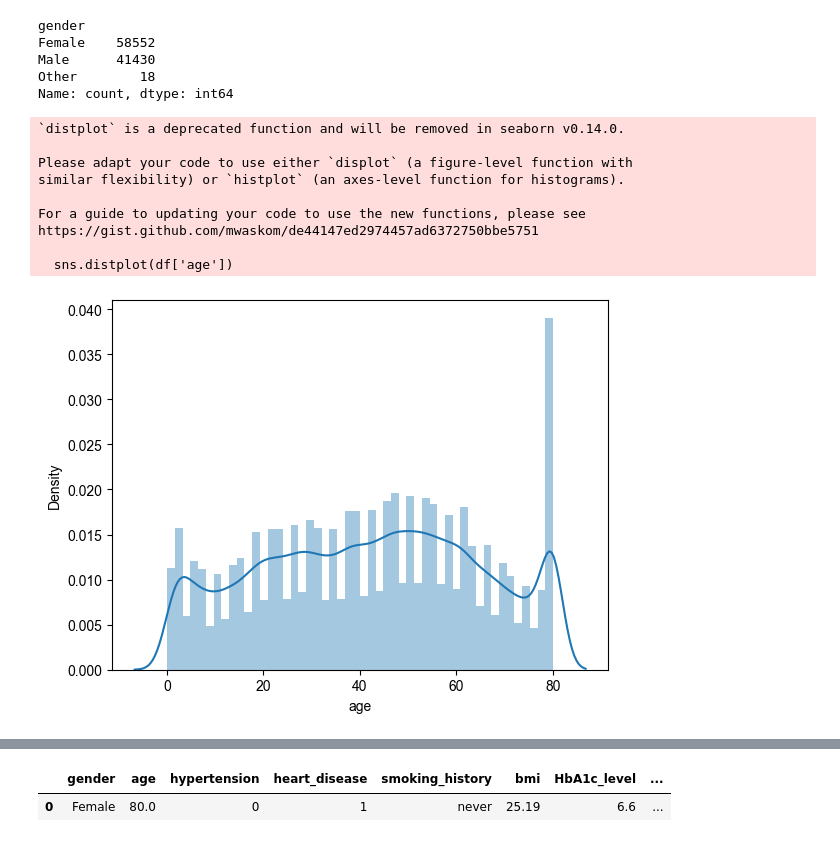
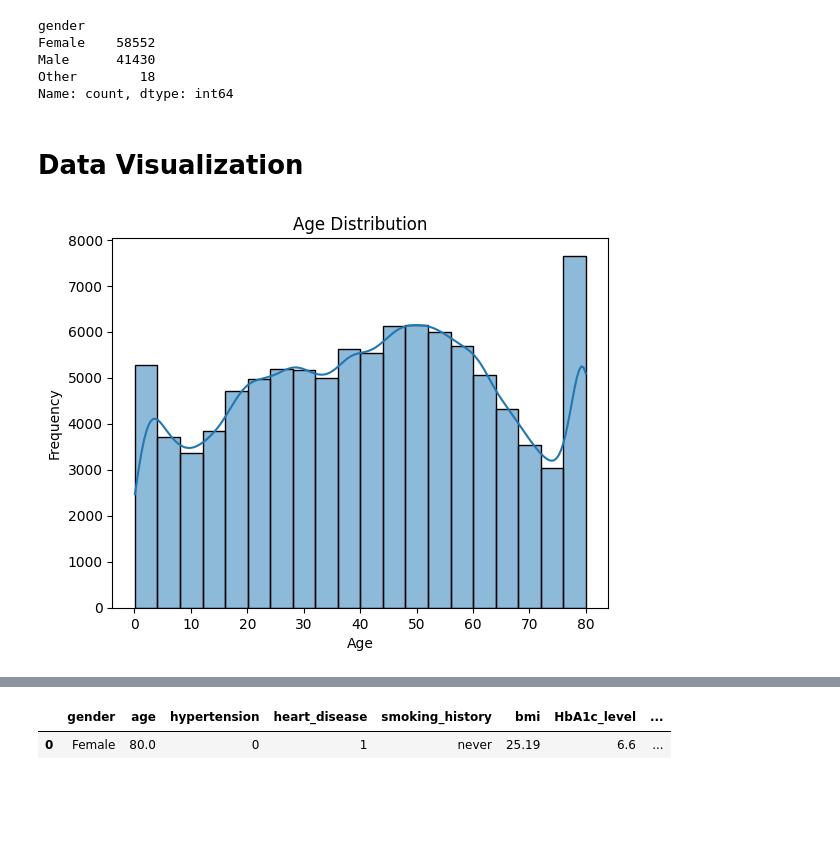
Before and after one commit to Subhrajyoti987/Diabetes-Prediction-ML-Web-Integration-Project, a Jupyter notebook: diabetes pred.ipynb, the cells around one changed output, grey strips where cells are left out. Drawn from its saved outputs; the diff is of its cells as text; code cells hidden in the pictures; blank space fills up the shorter version.

```diff
--- a/diabetes pred.ipynb
+++ b/diabetes pred.ipynb
@@ -60,19 +88,7 @@ Female    58552
 Male      41430
 Other        18
 Name: count, dtype: int64
+# %% [markdown]
+# Data Visualization
 # %%
 import seaborn as sns
-# %%
-sns.distplot(df['age'])
-sns.set(rc={'figure.figsize':(20,15)})
-# %% [output]
-`distplot` is a deprecated function and will be removed in seaborn v0.14.0.
-
-Please adapt your code to use either `displot` (a figure-level function with
-similar flexibility) or `histplot` (an axes-level function for histograms).
-
-For a guide to updating your code to use the new functions, please see
-https://gist.github.com/mwaskom/de44147ed2974457ad6372750bbe5751
-
-  sns.distplot(df['age'])
-[figure, removed]
@@ -78,0 +98,8 @@ https://gist.github.com/mwaskom/de44147ed2974457ad6372750bbe5751
+# %%
+sns.histplot(data=df, x='age', bins=20, kde=True)
+plt.xlabel('Age')
+plt.ylabel('Frequency')
+plt.title('Age Distribution')
+plt.show()
+# %% [output]
+[figure, added]
```
Also changed, not shown: parts of 23 cells of this notebook.
